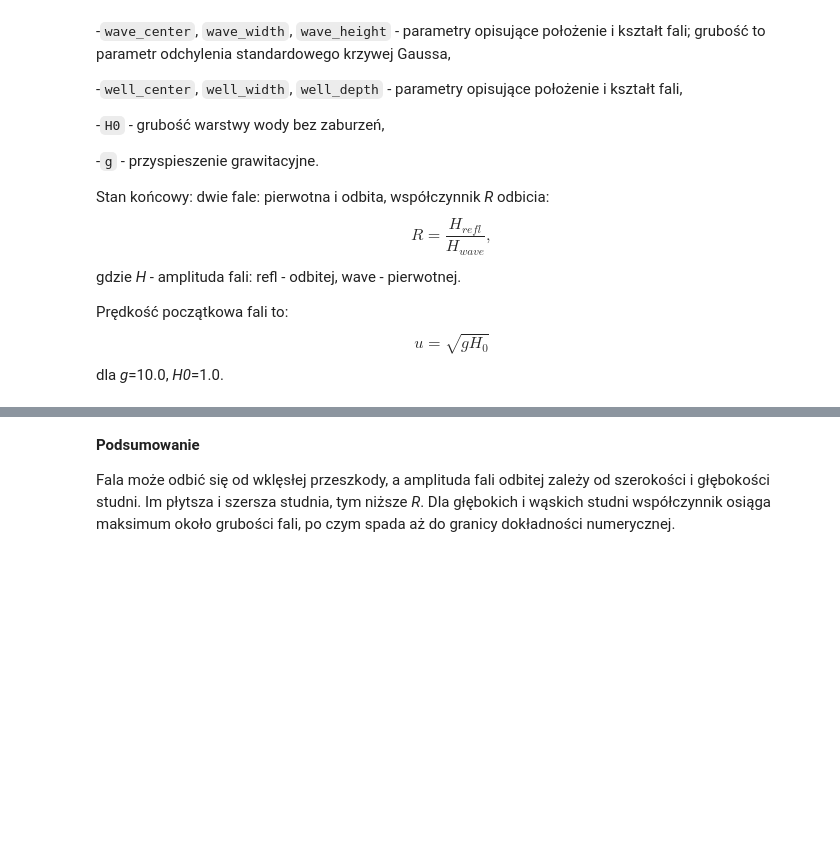
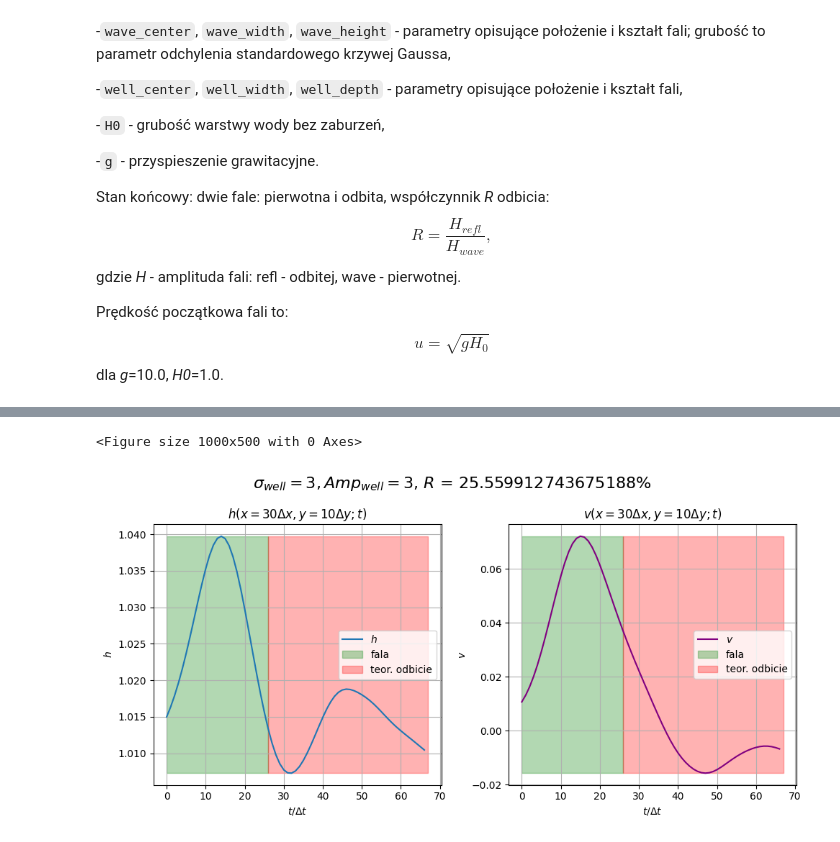
Before and after one commit to MUPAGH2025/2cekiera, a Jupyter notebook: project_shallow_water/mc_projekt.ipynb, the cells around one changed output, grey strips where cells are left out. Drawn from its saved outputs; the diff is of its cells as text; code cells hidden in the pictures; blank space fills up the shorter version.

```diff
--- a/project_shallow_water/mc_projekt.ipynb
+++ b/project_shallow_water/mc_projekt.ipynb
@@ -378,8 +384,6 @@ Test dokładności numerycznej: zmniejszono wielkość siatki jak i kroków czas
 # %%
 wave = waveReflection(grid = (80,20), well_depth=3, well_width=3, wave_width=5)
 wave.run(nt = 200)
-wave.plot_output()
+# %% [output]
+<Figure size 1000x500 with 0 Axes>
+[figure, added]
-# %% [markdown]
-**Podsumowanie**
-
-Fala może odbić się od wklęsłej przeszkody, a amplituda fali odbitej zależy od szerokości i głębokości studni. Im płytsza i szersza studnia, tym niższe *R*. Dla głębokich i wąskich studni współczynnik osiąga maksimum około grubości fali, po czym spada aż do granicy dokładności numerycznej.
```
Also changed, not shown: parts of 9 cells of this notebook, 19 other files.
